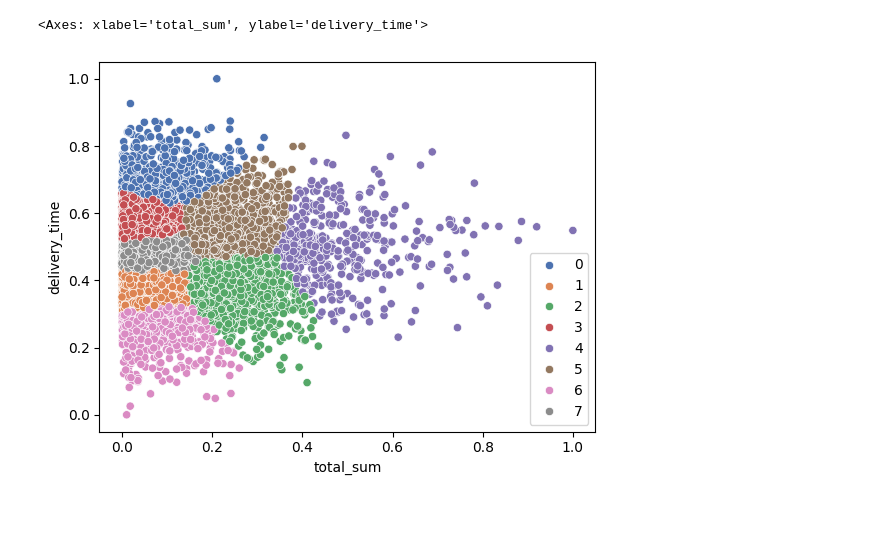
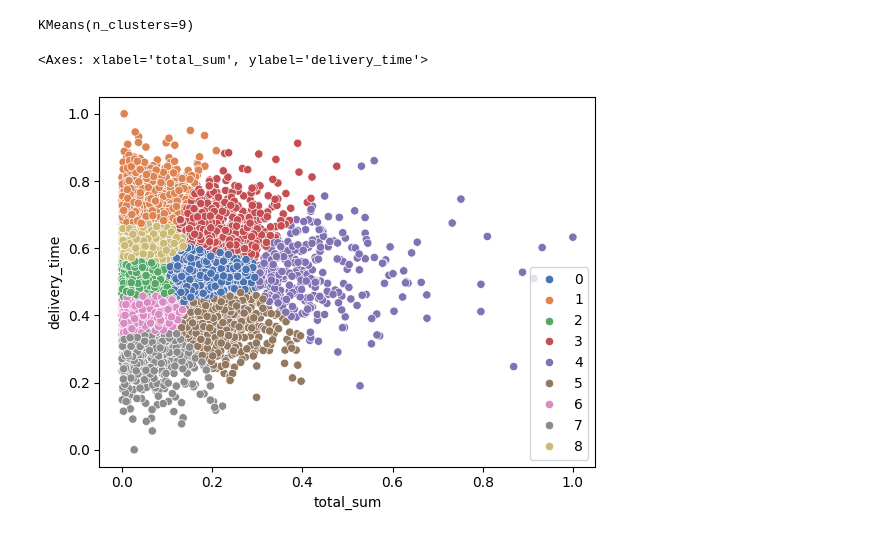
Before and after one commit to hizik999/bdst_laba_1, a Jupyter notebook: task_2/main.ipynb, the cells around one changed output. Drawn from its saved outputs; the diff is of its cells as text; code cells hidden in the pictures.

```diff
--- a/task_2/main.ipynb
+++ b/task_2/main.ipynb
@@ -200,8 +200,16 @@ See the caveats in the documentation: https://pandas.pydata.org/pandas-docs/stab
-# %%
-clusters = KMeans(n_clusters=8).fit(clustered_data)
-labels= clusters.labels_
+# %%
+### валидировать кластеризацию будем методом локтя, используя внутрикластерное расстояние
+sums_inertia = {}
+for i in range(2, 10):
+    clusters = KMeans(n_clusters=i).fit(clustered_data)
+    sums_inertia[clusters.inertia_] = clusters
+
+print(sums_inertia[min(sums_inertia)])
+# %% [output]
+KMeans(n_clusters=9)
 # %%
+labels = sums_inertia[min(sums_inertia)].labels_
 sns.scatterplot(x=clustered_data['total_sum'], y=clustered_data['delivery_time'], hue=labels, palette='deep')
 # %% [output]
 <Axes: xlabel='total_sum', ylabel='delivery_time'>
-[figure, old version]
+[figure, new version]
```
Also changed, not shown: parts of 9 cells of this notebook.
